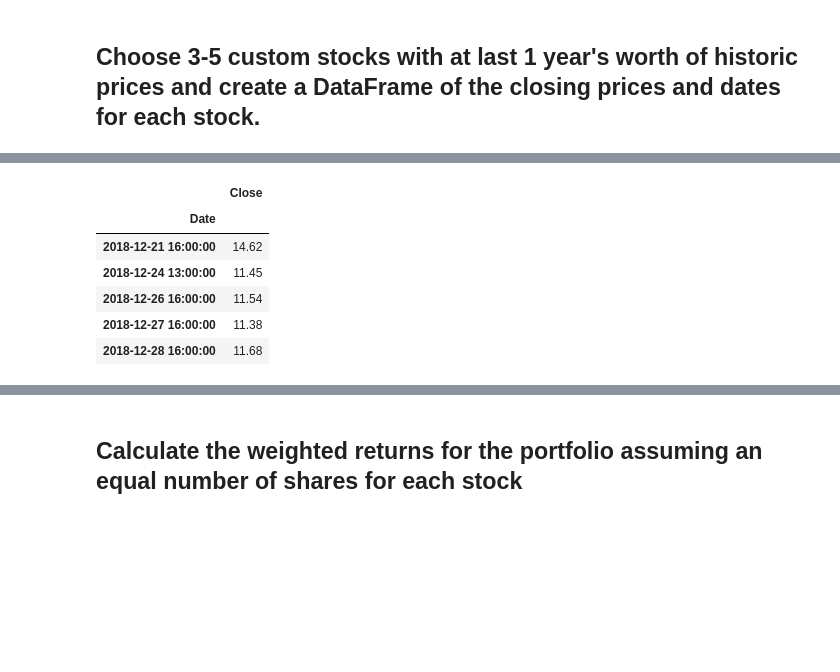
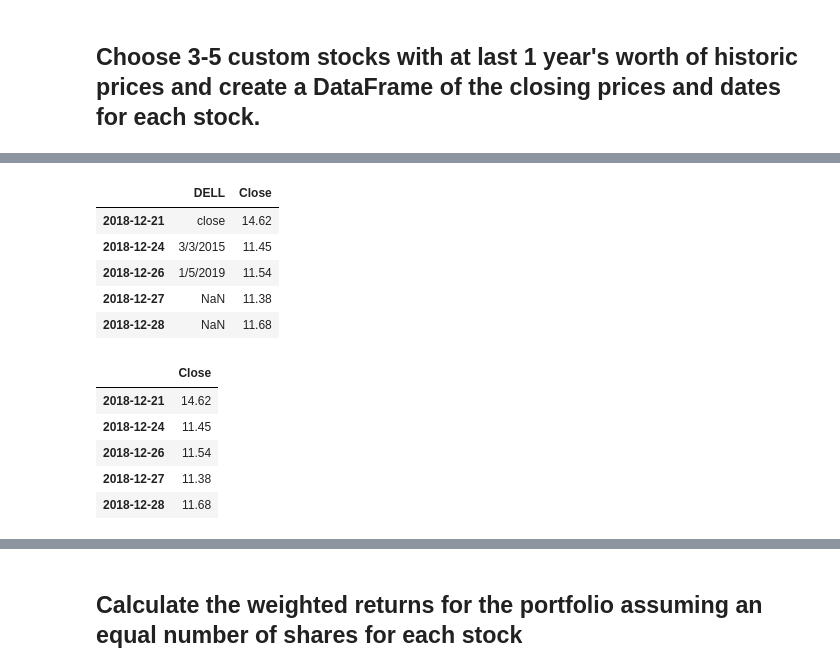
Before and after one commit to malrepos/Assignment---Module-04, a Jupyter notebook: whale_analysis.ipynb, the cells around one changed output, grey strips where cells are left out. Cells and saved outputs as stored; diff of their text form; code cells hidden in the pictures; blank space fills up the shorter version.

```diff
--- a/whale_analysis.ipynb
+++ b/whale_analysis.ipynb
@@ -670,21 +691,29 @@ gme_df.head()
 # %%
 # Reading data from 3rd stock
 
 dell_path = Path("Resources/dell_historical.csv")
 
 dell_df = pd.read_csv(dell_path, index_col='Date', parse_dates=True, infer_datetime_format=True)
 
+
+dell_df.index = dell_df.index.date
 dell_df.head()
 # %% [output]
-|  | Close |
-| Date |  |
-| 2018-12-21 16:00:00 | 14.62 |
-| 2018-12-24 13:00:00 | 11.45 |
-| 2018-12-26 16:00:00 | 11.54 |
-| 2018-12-27 16:00:00 | 11.38 |
-| 2018-12-28 16:00:00 | 11.68 |
+|  | DELL | Close |
+| 2018-12-21 | close | 14.62 |
+| 2018-12-24 | 3/3/2015 | 11.45 |
+| 2018-12-26 | 1/5/2019 | 11.54 |
+| 2018-12-27 | NaN | 11.38 |
+| 2018-12-28 | NaN | 11.68 |
 # %%
-#Here I drop the "DELL" column
+#Here I drop the "DELL" and "Date" columns
 dell_df.drop("DELL", axis=1, inplace=True)
 
 dell_df.head()
+# %% [output]
+|  | Close |
+| 2018-12-21 | 14.62 |
+| 2018-12-24 | 11.45 |
+| 2018-12-26 | 11.54 |
+| 2018-12-27 | 11.38 |
+| 2018-12-28 | 11.68 |
```
Also changed, not shown: parts of 29 cells of this notebook.
